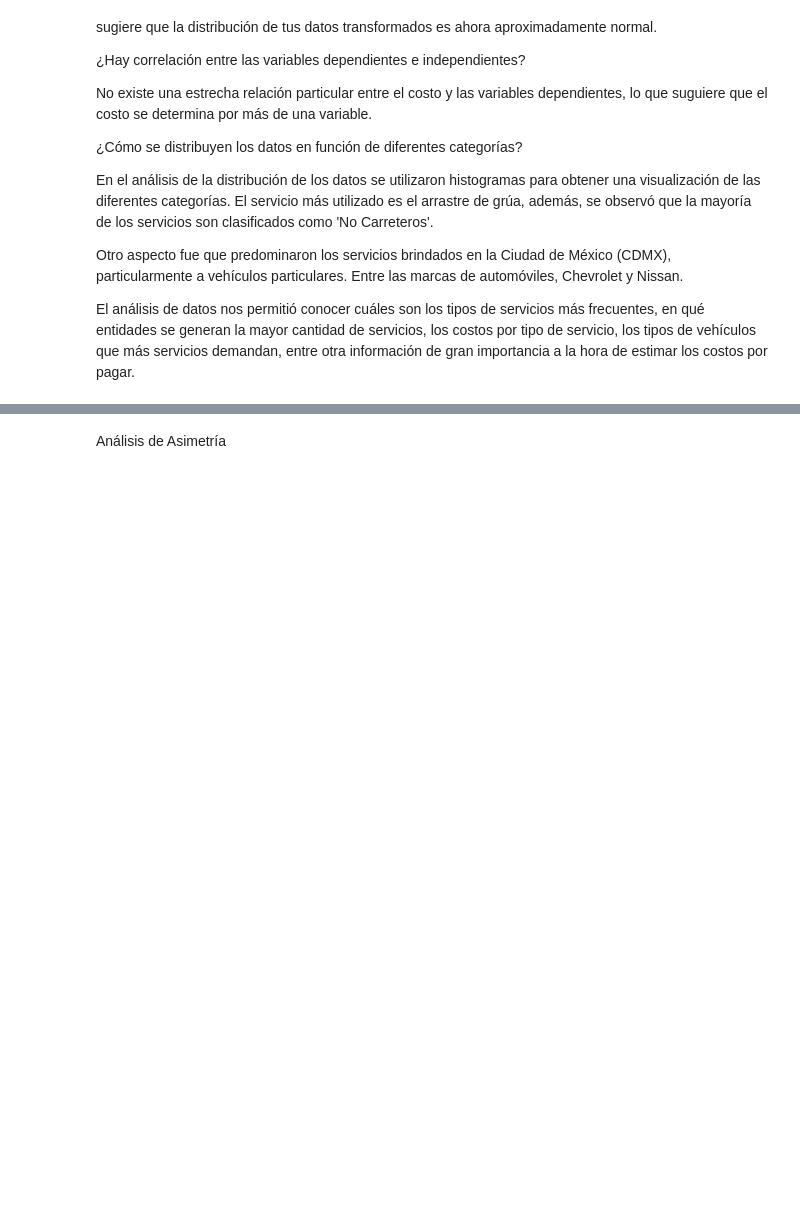
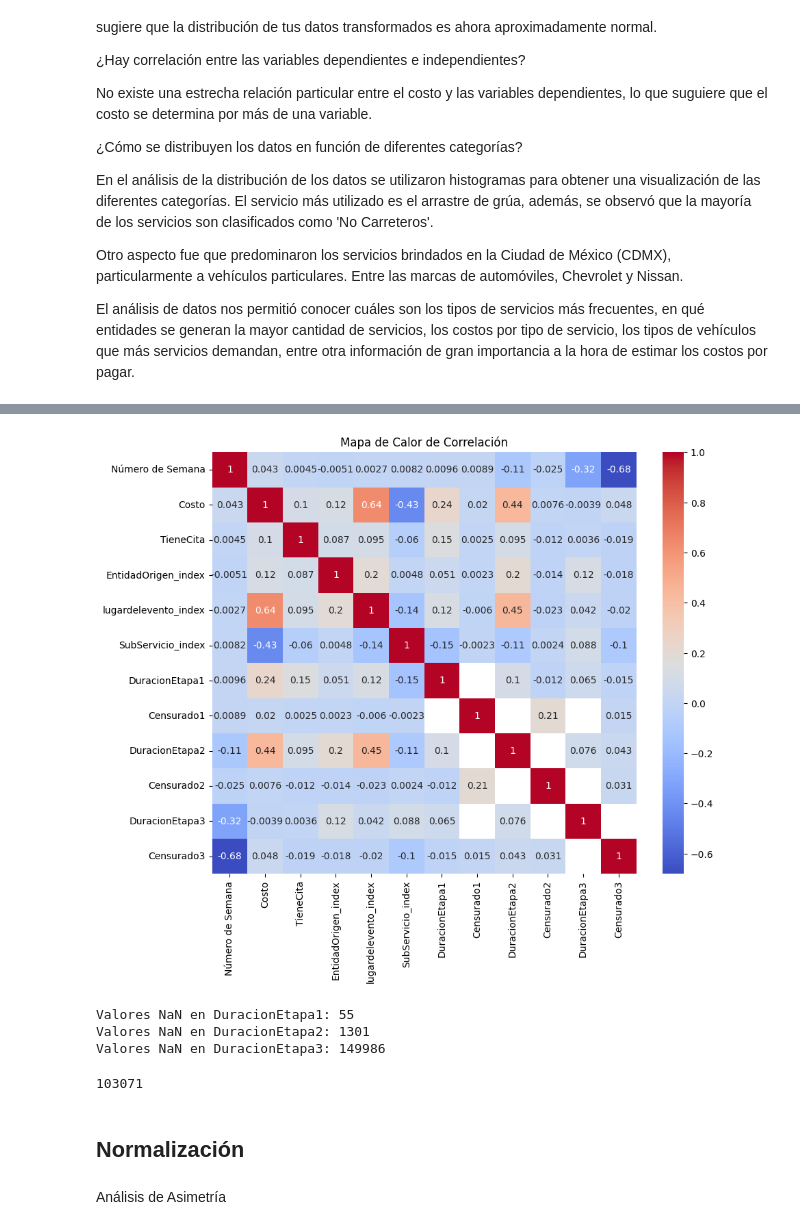
Before and after one commit to PabAleBravo/Proyectointegradorequipo14, a Jupyter notebook: Avance5_Equipo14_(1).ipynb, the cells around one changed output, grey strips where cells are left out. Saved outputs shown, nothing was run; the diff lists cells and outputs as text; code cells hidden in the pictures; blank space fills up the shorter version.

```diff
--- a/Avance5_Equipo14_(1).ipynb
+++ b/Avance5_Equipo14_(1).ipynb
@@ -415,0 +602,18 @@ El análisis de datos nos permitió conocer cuáles son los tipos de servicios m
+# %%
+df_analysis['FechaApertura'] = pd.to_datetime(df_analysis['FechaApertura'])
+df_analysis['Fecha_AsisConcluida'] = pd.to_datetime(df_analysis['Fecha_AsisConcluida'])
+df_analysis['Fecha_Termino'] = pd.to_datetime(df_analysis['Fecha_Termino'])
+df_analysis['FechasRegisFactura'] = pd.to_datetime(df_analysis['FechasRegisFactura'])
+
+# Calculando la duración en días para cada etapa
+df_analysis['DuracionEtapa1'] = (df_analysis['Fecha_AsisConcluida'] - df_analysis['FechaApertura']).dt.days
+df_analysis['DuracionEtapa2'] = (df_analysis['Fecha_Termino'] - df_analysis['Fecha_AsisConcluida']).dt.days
+df_analysis['DuracionEtapa3'] = (df_analysis['FechasRegisFactura'] - df_analysis['Fecha_Termino']).dt.days
+
+# Identificando registros censurados
+df_analysis['Censurado1'] = df_analysis['Fecha_AsisConcluida'].notna().astype(int)
+df_analysis['Censurado2'] = df_analysis['Fecha_Termino'].notna().astype(int)
+df_analysis['Censurado3'] = df_analysis['FechasRegisFactura'].notna().astype(int)
+
+# Mostrando las primeras filas para verificar los cálculos
+df_analysis[['DuracionEtapa1', 'Censurado1', 'DuracionEtapa2', 'Censurado2', 'DuracionEtapa3', 'Censurado3']].head()
@@ -415,0 +649,17 @@ El análisis de datos nos permitió conocer cuáles son los tipos de servicios m
+# %%
+# Lista de covariables elegidas
+
+df_analysis['Número de Semana'] = df_analysis['FechaApertura'].dt.isocalendar().week
+
+selected_covariables = ['Número de Semana','Costo', 'TieneCita', 'EntidadOrigen_index', 'lugardelevento_index', 'SubServicio_index']
+
+# Añadiendo las variables de tiempo y censura a la lista
+selected_columns = selected_covariables + ['DuracionEtapa1', 'Censurado1', 'DuracionEtapa2', 'Censurado2', 'DuracionEtapa3', 'Censurado3']
+
+# Creando un nuevo DataFrame solo con las columnas seleccionadas
+df_selected = df_analysis[selected_columns].copy()
+
+df_selected['TieneCita'] = df_selected['TieneCita'].astype(int)
+
+# Mostrando las primeras filas del nuevo DataFrame para verificar
+print(df_selected.head())
@@ -415,0 +687,28 @@ El análisis de datos nos permitió conocer cuáles son los tipos de servicios m
+# %%
+correlation_matrix = df_selected.corr(method='spearman')
+
+# Visualizando la correlación con un mapa de calor
+plt.figure(figsize=(10, 8))
+sns.heatmap(correlation_matrix, annot=True, cmap='coolwarm')
+plt.title("Mapa de Calor de Correlación")
+plt.show()
+# %% [output]
+[figure, added]
+# %%
+# Contar valores NaN en cada columna de interés
+nan_counts_etapa1 = df_selected['DuracionEtapa1'].isna().sum()
+nan_counts_etapa2 = df_selected['DuracionEtapa2'].isna().sum()
+nan_counts_etapa3 = df_selected['DuracionEtapa3'].isna().sum()
+
+# Imprimir los resultados
+print(f"Valores NaN en DuracionEtapa1: {nan_counts_etapa1}")
+print(f"Valores NaN en DuracionEtapa2: {nan_counts_etapa2}")
+print(f"Valores NaN en DuracionEtapa3: {nan_counts_etapa3}")
+# %% [output]
+Valores NaN en DuracionEtapa1: 55
+Valores NaN en DuracionEtapa2: 1301
+Valores NaN en DuracionEtapa3: 149986
+# %%
+print((df_selected['DuracionEtapa2'] <= 0).sum())
+# %% [output]
+103071
@@ -416,2 +719,4 @@ El análisis de datos nos permitió conocer cuáles son los tipos de servicios m
+# %% [markdown]
+## Normalización
 # %% [markdown]
 Análisis de Asimetría
```
Also changed, not shown: parts of 74 cells of this notebook.
